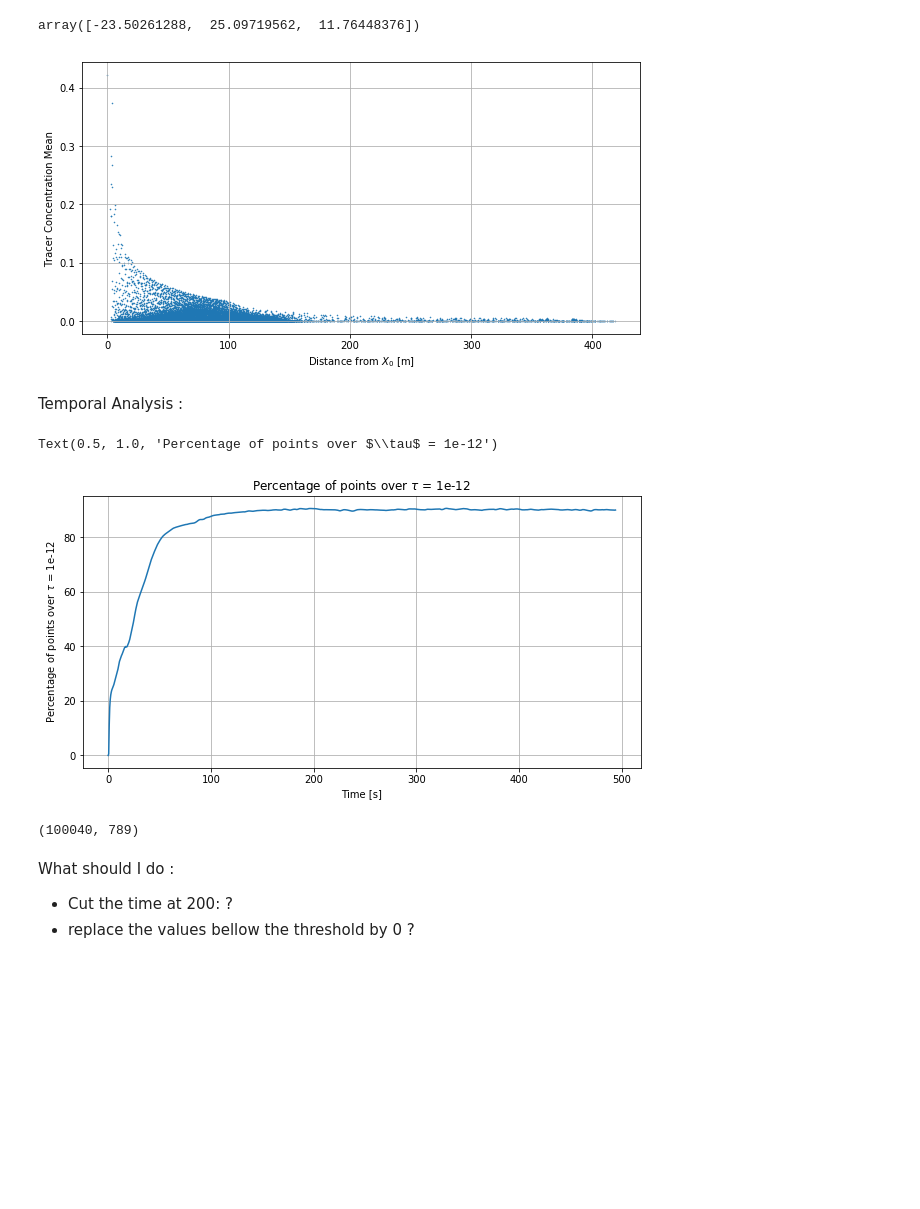
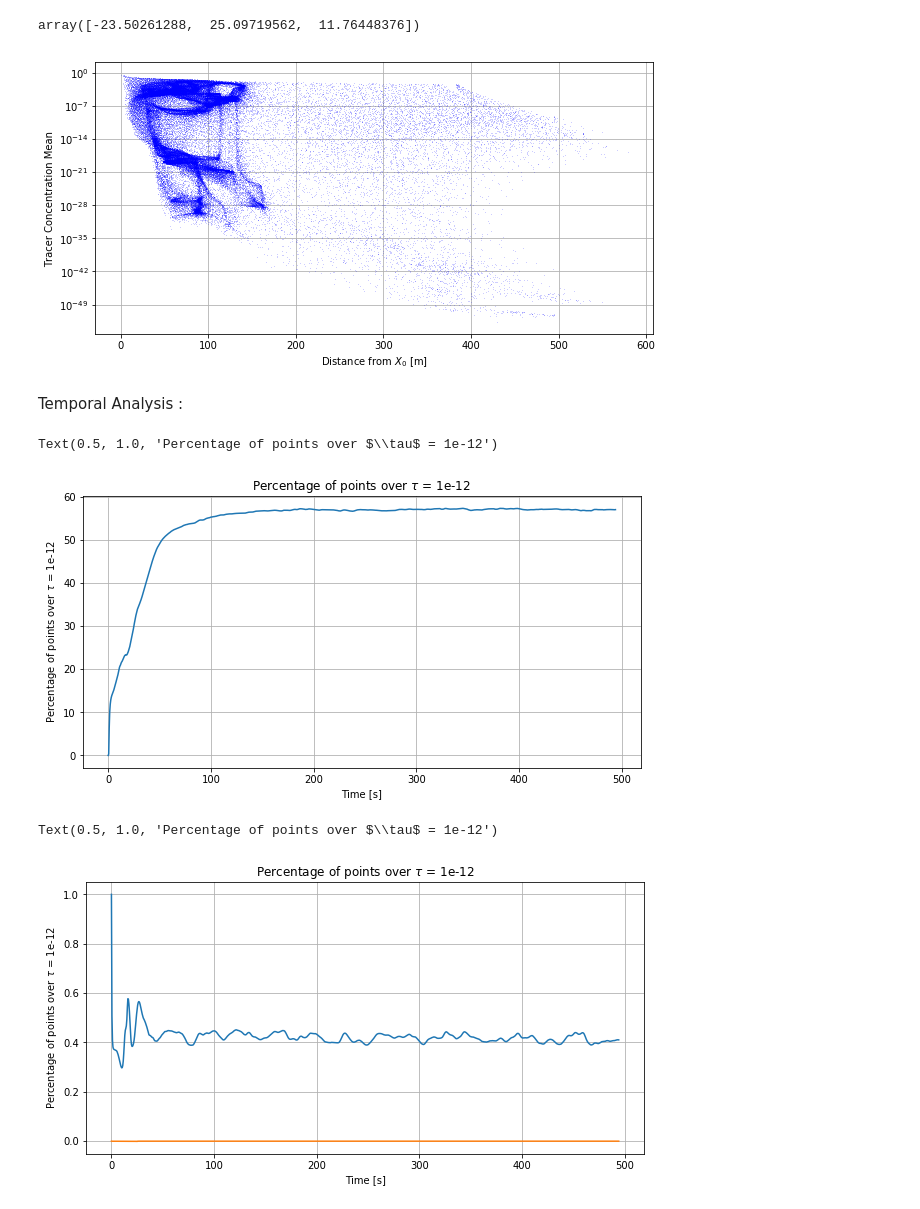
Before and after one commit to adrianlwn/MScProject_OptSensors_GP, a Jupyter notebook: Preprocessing.ipynb, the cells around one changed output. Saved outputs shown, nothing was run; the diff lists cells and outputs as text; code cells hidden in the pictures; blank space fills up the shorter version.

```diff
--- a/Preprocessing.ipynb
+++ b/Preprocessing.ipynb
@@ -76,13 +87,16 @@ X_0
 # %% [output]
 array([-23.50261288,  25.09719562,  11.76448376])
 # %%
-plt.figure(figsize=(10,5))
-plt.scatter(np.linalg.norm(X[S,:] - X_0,axis=1),Z[S,:].mean(axis=1),s=0.3)
+fig =plt.figure(figsize=(10,5))
+ax = plt.gca()
+ax.set_yscale('log')
+#ax.set_xscale('log')
+ax.plot(np.linalg.norm(X[:,:] - X_0,axis=1),Z[:,:].mean(axis=1),'o', c='blue', alpha=1, markeredgecolor='none',markersize=0.5)
 plt.xlabel(r'Distance from $X_0$ [m]')
 plt.ylabel(r'Tracer Concentration Mean')
 plt.grid()
 # %% [output]
-[figure, old version]
+[figure, new version]
 # %% [markdown]
 Temporal Analysis :
 # %%
@@ -91,24 +105,27 @@ thresh = 0.000000000001
 # %%
 # plot of the non zero elements in function of the time
 plt.figure(figsize=(10,5))
-plt.plot(time_df,100*np.sum(Z[S,:]>=thresh,axis=0)/len(S));
+plt.plot(time_df,100*np.sum(Z[:,:]>=thresh,axis=0)/Z.shape[0]);
 plt.xlabel('Time [s]')
 plt.ylabel(r'Percentage of points over $\tau$ = ' + str(thresh))
 plt.grid()
 plt.title(r'Percentage of points over $\tau$ = ' + str(thresh))
 # %% [output]
 Text(0.5, 1.0, 'Percentage of points over $\\tau$ = 1e-12')
-[figure, old version]
+[figure, new version]
-# %%
-Z[Z<thresh] = 0
-Z = Z[:,200:]
-Z.shape
-# %% [output]
-(100040, 789)
-# %% [markdown]
-What should I do :
-- Cut the time at 200: ?
-- replace the values bellow the threshold by 0 ?
+# %%
+# plot of the non zero elements in function of the time
+plt.figure(figsize=(10,5))
+plt.plot(time_df,np.max(Z[:,:],axis=0));
+plt.plot(time_df,np.min(Z[:,:],axis=0));
+
+plt.xlabel('Time [s]')
+plt.ylabel(r'Percentage of points over $\tau$ = ' + str(thresh))
+plt.grid()
+plt.title(r'Percentage of points over $\tau$ = ' + str(thresh))
+# %% [output]
+Text(0.5, 1.0, 'Percentage of points over $\\tau$ = 1e-12')
+[figure, added]
 # %%
 Z[S,:] = (Z[S,:] - Z[S,:].mean(axis=1,keepdims=True))
 # %%
```
Also changed, not shown: parts of 20 cells of this notebook, 43 other files.
